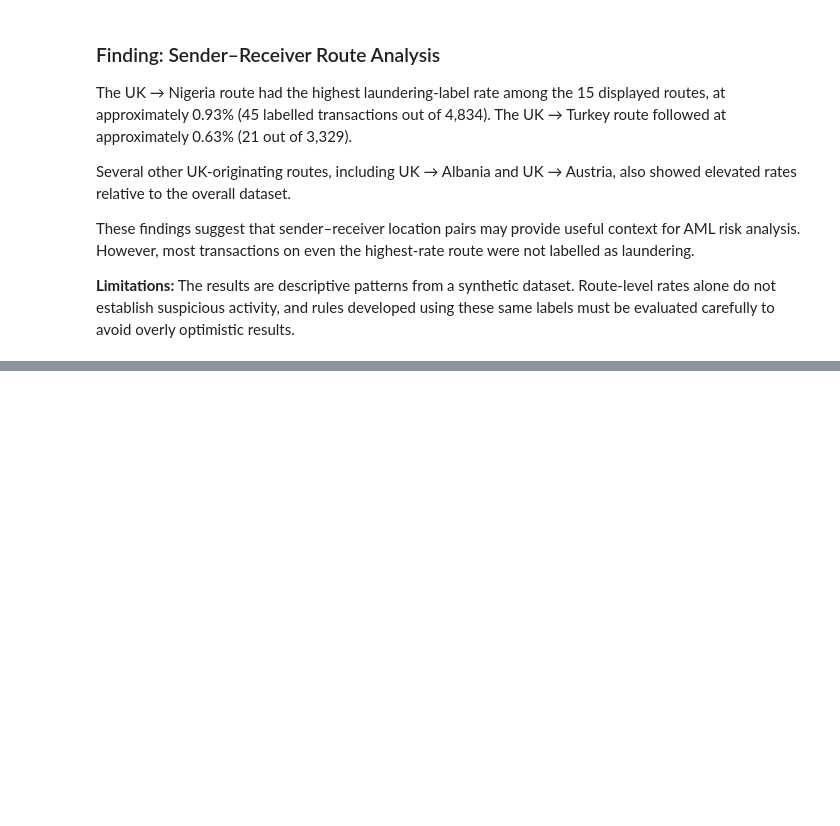
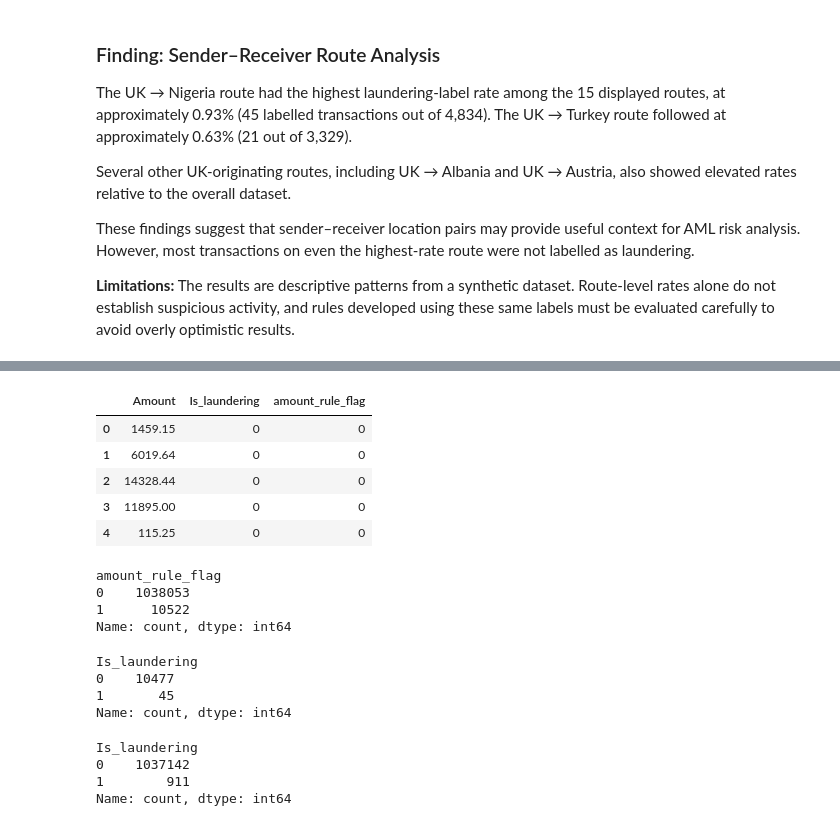
Before and after one commit to Ashutoshp-19/aml-transaction-monitering, a Jupyter notebook: 01_data-exploration.ipynb, the cells around one changed output, grey strips where cells are left out. Drawn from its saved outputs; the diff is of its cells as text; code cells hidden in the pictures; blank space fills up the shorter version.

```diff
--- a/01_data-exploration.ipynb
+++ b/01_data-exploration.ipynb
@@ -315,0 +342,20 @@ These findings suggest that sender–receiver location pairs may provide useful
+# %%
+ #Building AML detection rule
+
+threshold = 43872.1594
+
+df["amount_rule_flag"] = (
+    df["Amount"] > threshold
+).astype(int)
+
+print(confusion_matrix(
+    df["Is_laundering"],
+    df["amount_rule_flag"]
+))
+
+print(classification_report(
+    df["Is_laundering"],
+    df["amount_rule_flag"],
+    target_names=["Normal", "Laundering-labelled"],
+    zero_division=0
+))
@@ -315,0 +373,40 @@ These findings suggest that sender–receiver location pairs may provide useful
+# %%
+ #Create the flags
+
+df["amount_rule_flag"] = (df["Amount"] > 43872.16).astype(int)
+# %%
+df[["Amount", "Is_laundering", "amount_rule_flag"]].head(5)
+# %% [output]
+|  | Amount | Is_laundering | amount_rule_flag |
+| 0 | 1459.15 | 0 | 0 |
+| 1 | 6019.64 | 0 | 0 |
+| 2 | 14328.44 | 0 | 0 |
+| 3 | 11895.00 | 0 | 0 |
+| 4 | 115.25 | 0 | 0 |
+# %%
+df["amount_rule_flag"].value_counts()
+# %% [output]
+amount_rule_flag
+0    1038053
+1      10522
+Name: count, dtype: int64
+# %%
+df.loc[
+    df["amount_rule_flag"] == 1,
+    "Is_laundering"
+].value_counts()
+# %% [output]
+Is_laundering
+0    10477
+1       45
+Name: count, dtype: int64
+# %%
+df.loc[
+    df["amount_rule_flag"] == 0,
+    "Is_laundering"
+].value_counts()
+# %% [output]
+Is_laundering
+0    1037142
+1        911
+Name: count, dtype: int64
```
Also changed, not shown: parts of 11 cells of this notebook.
